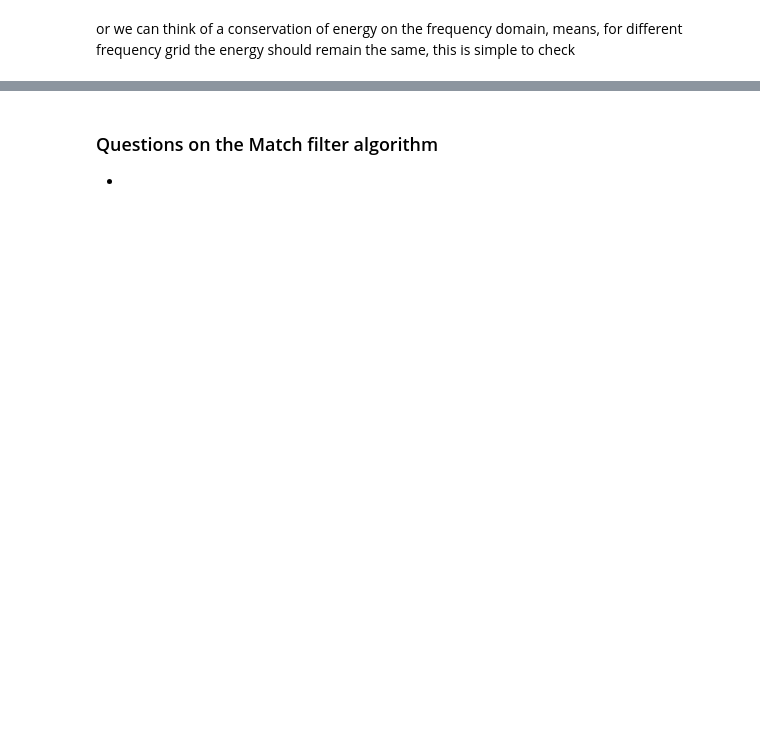
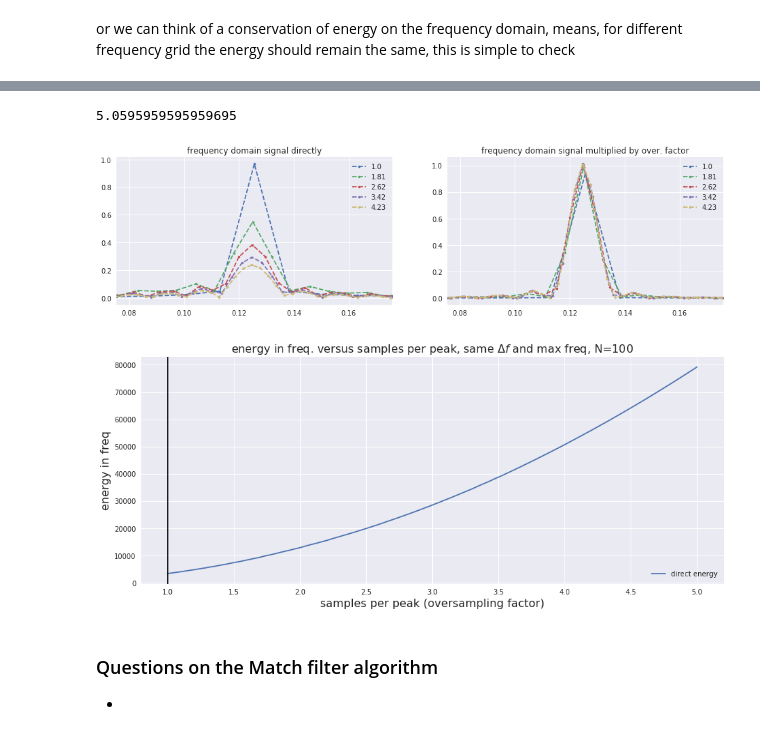
Before and after one commit to frmunozz/IrregularMatchedFilter, a Jupyter notebook: developing/notebooks/AlgorithmPartByPart.ipynb, the cells around one changed output, grey strips where cells are left out. Drawn from its saved outputs; the diff is of its cells as text; code cells hidden in the pictures; blank space fills up the shorter version.

```diff
--- a/developing/notebooks/AlgorithmPartByPart.ipynb
+++ b/developing/notebooks/AlgorithmPartByPart.ipynb
@@ -517,3 +451,81 @@ p4q(times, temp, delta_t, freq)
+# %%
+def energy(timeS, freqSeries, dt):
+    e = 0
+    for i in range(len(freqSeries)):
+        e += np.abs(freqSeries[i])**2
+    return (np.abs(timeS)**2).sum() * dt / (e * freqSeries.delta_f)
+
+def transform(times, data, nyq, sin_freq, samples_per_peak):
+    freqs = FrequencySamples(input_time=times,
+                                 minimum_frequency=0,
+                                 maximum_frequency=nyq,
+                                 samples_per_peak=samples_per_peak)
+    F = Dictionary(times, freqs)
+#     print(np.std(F.splited_matrix), np.mean(F.splited_matrix))
+    reg = SGDRegression(alpha=0.001, tol=0.0001, max_iter=1000, phi=F) # fixed alpha and max_iter
+    default_coef = np.zeros(F.shape(splited=True)[1])
+#     idxs = np.where(abs(freqs - sin_freq) < freqs.df)[0]
+#     for idx in idxs:
+#         idxs = np.append(idxs, len(freqs) + idx)
+#     default_coef[idxs] = 1
+    reg.coef_ = default_coef # reset the coef to avoid bias
+    stilde = data.to_frequencyseries(reg=reg, scale=True)
+    return freqs, stilde
+
+def p4q(times, data, dt, sin_freq, plot=True):
+    N = 100
+    nyq = 1 / (2 * dt) # max frequnecy fixed
+    range_samples_per_peak = np.linspace(1, 5, N)
+    df = 1 / times.duration # basic df fixed, change samples per peak
+    energies = []
+    real_energies = []
+    imag_energies = []
+    fig0, [ax1, ax2] = plt.subplots(1, 2, figsize=(16, 4), sharex=True)
+    for idx, samples_per_peak in enumerate(range_samples_per_peak):
+        print(samples_per_peak, end="\r")
+        freqs, stilde = transform(times, data, nyq, sin_freq, samples_per_peak)
+        energies.append(energy(data, stilde, dt))
+#         real_energies.append(energy(stilde.real) * df / samples_per_peak)
+#         imag_energies.append(energy(stilde.imag) * df / samples_per_peak)
+        if idx % (N//5) == 0:
+            ax1.plot(freqs, np.abs(stilde), '.--', label="{}".format(round(samples_per_peak, 2)))
+            ax2.plot(freqs, (np.abs(stilde)*samples_per_peak)**2, '.--', label="{}".format(round(samples_per_peak, 2)))
+
+    plt.xlim([freqs[30+0], freqs[70+0]])
+    ax1.legend()
+    ax2.legend()
+    ax1.set_title("frequency domain signal directly")
+    ax2.set_title("frequency domain signal multiplied by over. factor")
+
+    if plot:
+        fig, ax1 = plt.subplots(figsize=(15, 6), sharex=True, sharey=True)
+        ax1.plot(range_samples_per_peak, energies, label="direct energy")
+        weighted = np.zeros(len(energies))
+        for i, e in enumerate(energies):
+            weighted[i] = e * range_samples_per_peak[i]**2
+#         ax1.plot(range_samples_per_peak, weighted, label="energy weighted")
+        ax1.axvline(1, color='k')
+#         ax2.axvline(1, color='k', label="no oversamplig or undersampling")
+        ax1.set_ylabel("energy in freq", fontsize=fsize)
+#         ax2.set_ylabel("energy in freq", fontsize=fsize)
+        ax1.set_xlabel("samples per peak (oversampling factor)", fontsize=fsize)
+        ax1.set_title("energy in freq. versus samples per peak, same $\Delta f$ and max freq, N={}".format(N), fontsize=fsize)
+        ax1.legend()
+#         ax2.legend()
+
+#         plt.figure()
+#         plt.hist(np.abs(stilde[np.abs(stilde)>0]) * samples_per_peak, bins=100)
+#         plt.figure()
+#         plt.plot(range_samples_per_peak, real_energies)
+
+#         plt.figure()
+#         plt.plot(range_samples_per_peak, imag_energies)
+
+p4q(times, temp, delta_t, freq)
+# %% [output]
+5.0595959595959695
+[figure, added]
+[figure, added]
 # %% [markdown]
 ### Questions on the Match filter algorithm
 *
```
Also changed, not shown: parts of 13 cells of this notebook, 14 other files.
